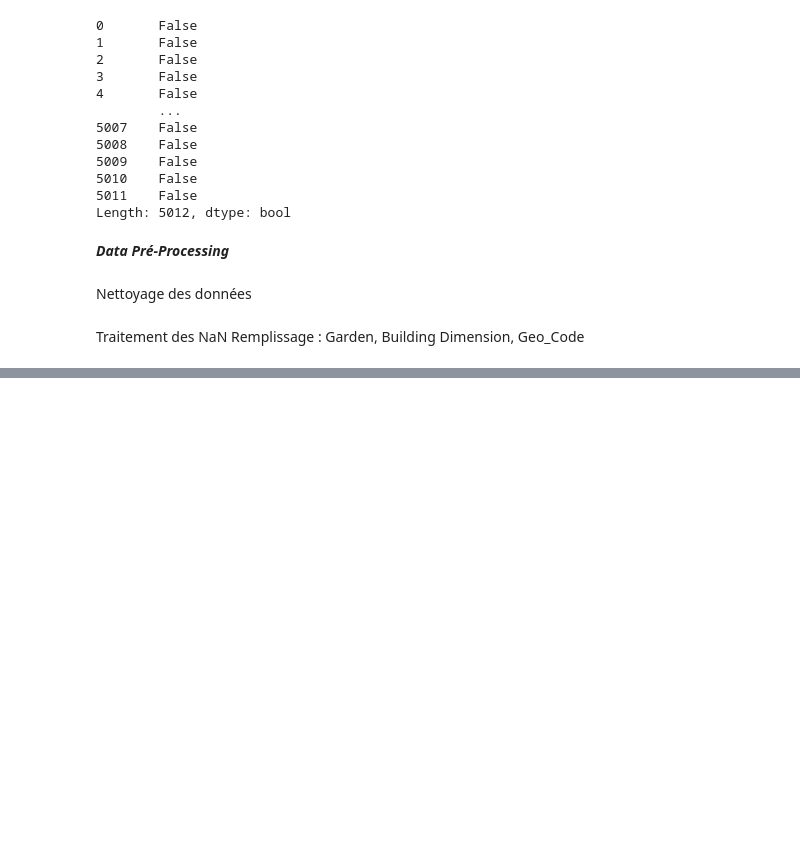
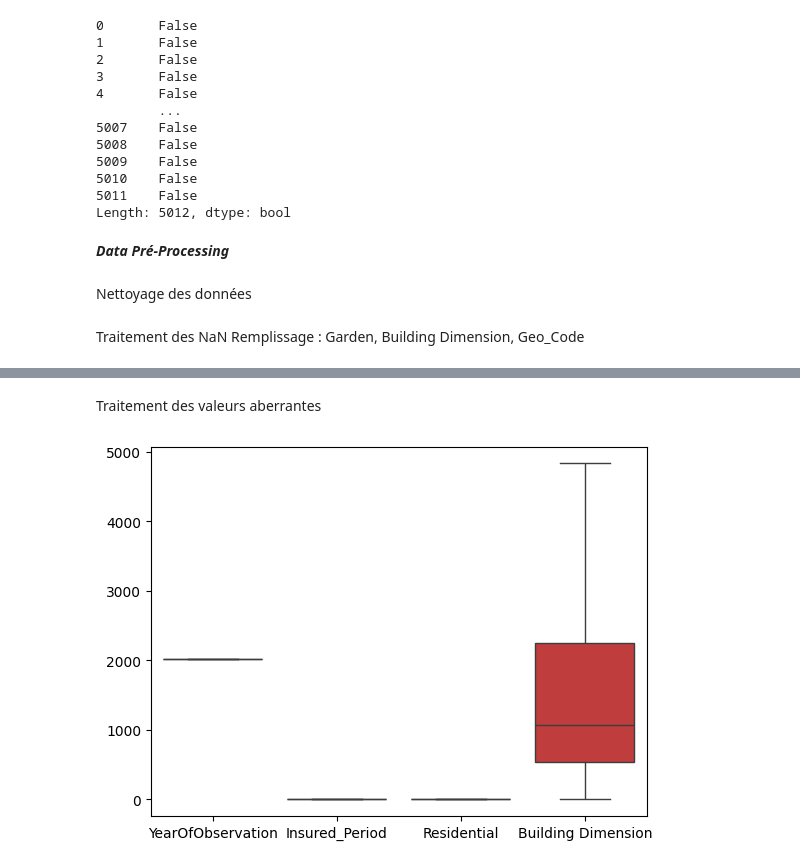
Before and after one commit to Sirine2002/Data_Mining, a Jupyter notebook: Projet.ipynb, the cells around one changed output, grey strips where cells are left out. Drawn from its saved outputs; the diff is of its cells as text; code cells hidden in the pictures; blank space fills up the shorter version.

```diff
--- a/Projet.ipynb
+++ b/Projet.ipynb
@@ -145,0 +161,14 @@ df_assurance.tail(5)
+# %% [markdown]
+Traitement des valeurs aberrantes
+# %%
+def adjust_outliers(df, col):
+    Q1,Q3=np.percentile(df[col], [25,75])
+    IQR=Q3-Q1
+    upper_limit=Q3+1.5*IQR
+    lower_limit=Q1-1.5*IQR
+    df[col]=np.where(df[col]>upper_limit,upper_limit, np.where(df[col]<lower_limit,lower_limit,df[col]))
+adjust_outliers(df_assurance,'Building Dimension')
+sns.boxplot(data=df_assurance[list_col_num])
+plt.show()
+# %% [output]
+[figure, added]
```
Also changed, not shown: parts of 14 cells of this notebook.
